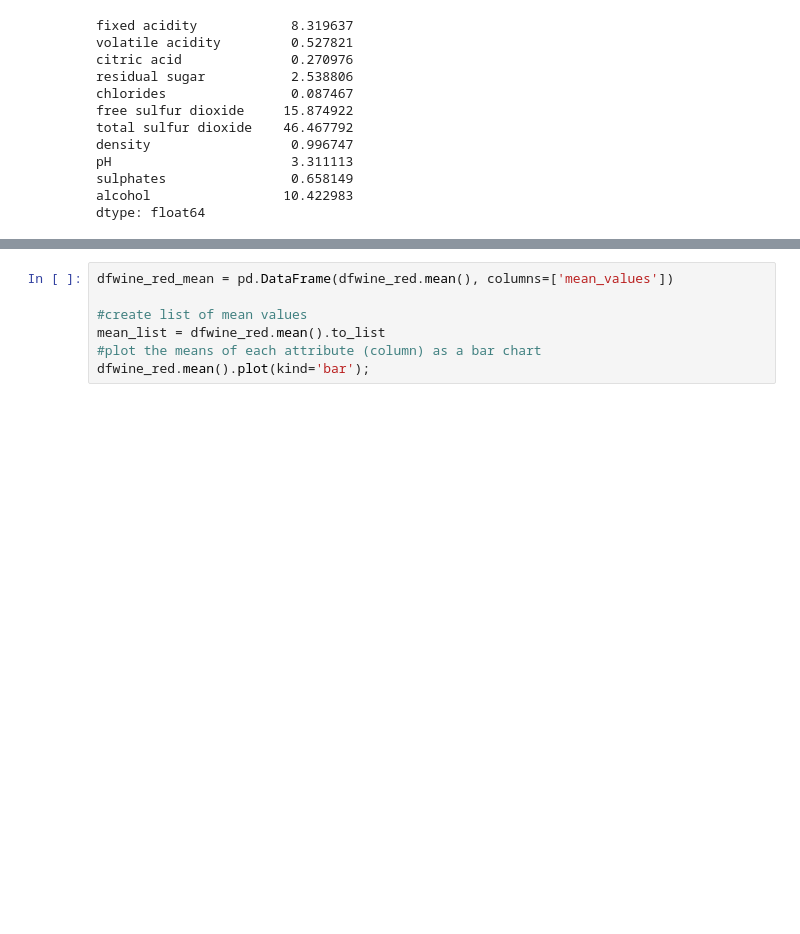
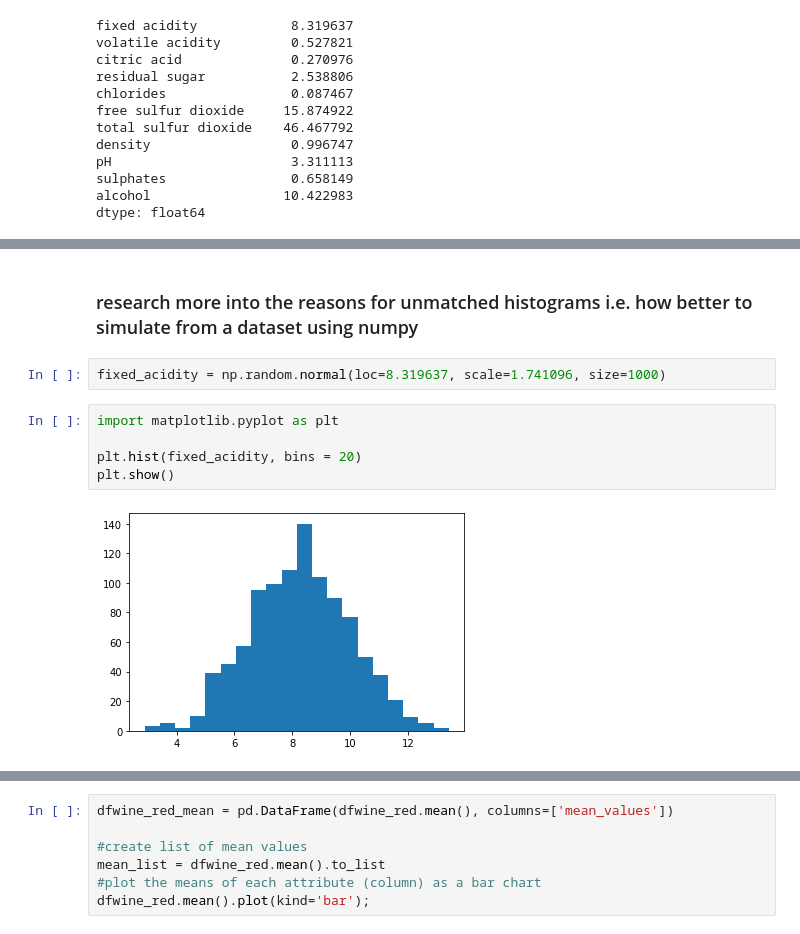
Before and after one commit to doodymack/Prog_for-Data_Analy_Project_21-22, a Jupyter notebook: simulation_study.ipynb, the cells around one changed output, grey strips where cells are left out. Drawn from its saved outputs; the diff is of its cells as text; blank space fills up the shorter version.

Commit message:
exploring random simulations from dataset mean and sdev

```diff
--- a/simulation_study.ipynb
+++ b/simulation_study.ipynb
@@ -238,0 +225,11 @@ dtype: float64
+# %% [markdown]
+### research more into the reasons for unmatched histograms i.e. how better to simulate from a dataset using numpy
+# %%
+fixed_acidity = np.random.normal(loc=8.319637, scale=1.741096, size=1000)
+# %%
+import matplotlib.pyplot as plt
+
+plt.hist(fixed_acidity, bins = 20)
+plt.show()
+# %% [output]
+[figure, added]
```
Also changed, not shown: parts of 5 cells of this notebook.
